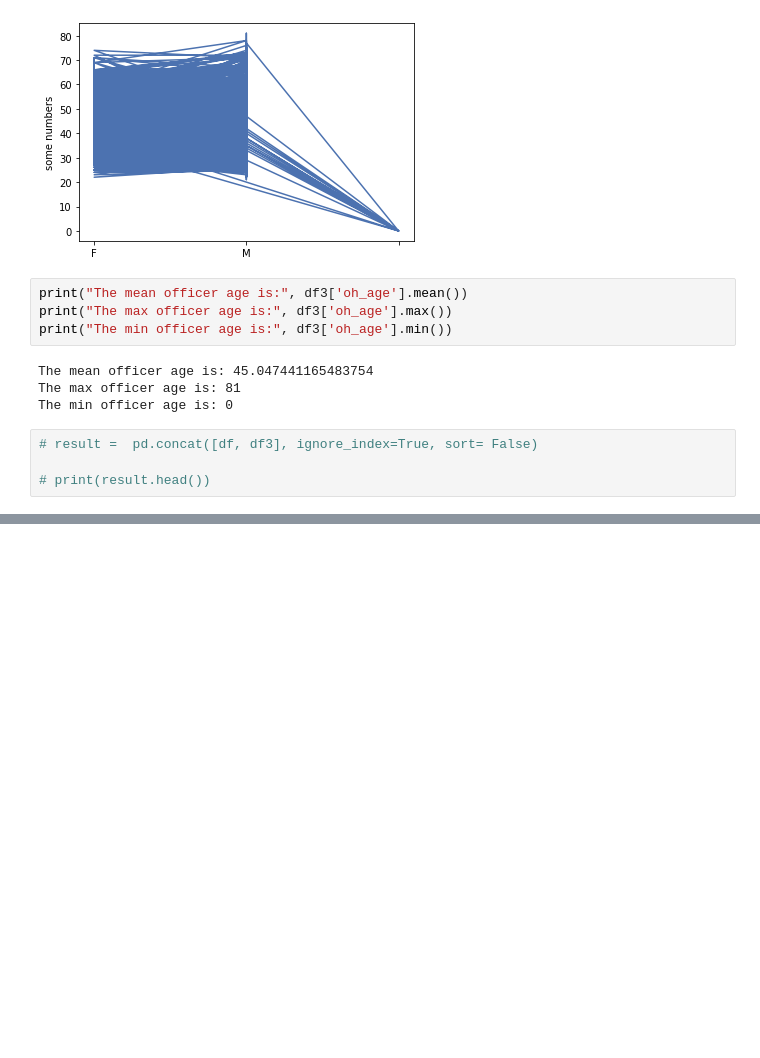
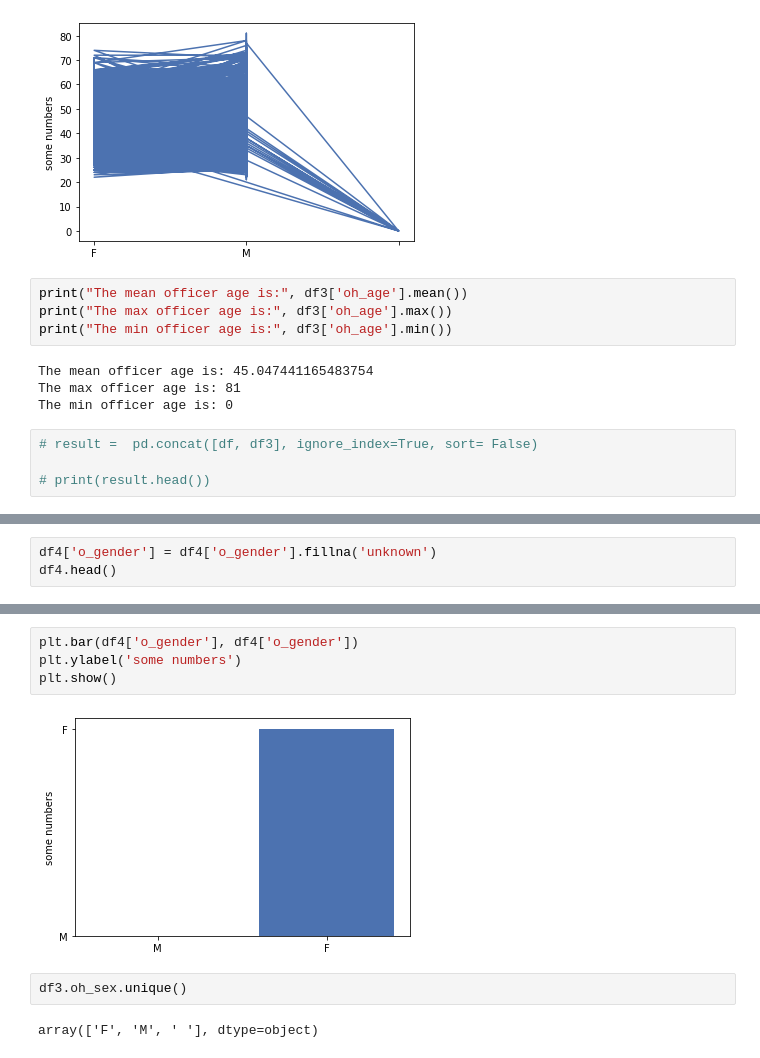
Before and after one commit to dmorton714/lmpd, a Jupyter notebook: lmpd.ipynb, the cells around one changed output, grey strips where cells are left out. Drawn from its saved outputs; the diff is of its cells as text; blank space fills up the shorter version.

Commit message:
working on graphs

```diff
--- a/lmpd.ipynb
+++ b/lmpd.ipynb
@@ -99,3 +99,6 @@ df4.head()
 | 2 | COMPLAINT/CRIMINAL VIOLATION | CITATION ISSUED | M | WHITE | 21 - 30 | F | BLACK | 31 - 40 | M | A | ... |
 | 3 | TRAFFIC VIOLATION | CITATION ISSUED | M | WHITE | 31 - 40 | M | HISPANIC | 20 - 25 | M | W | ... |
 | 4 | COMPLAINT/CRIMINAL VIOLATION | CITATION ISSUED | M | WHITE | 31 - 40 | M | HISPANIC | 20 - 25 | M | W | ... |
+# %%
+df4['o_gender'] = df4['o_gender'].fillna('unknown')
+df4.head()
@@ -101,0 +112,10 @@ df4.head()
+# %%
+plt.bar(df4['o_gender'], df4['o_gender'])
+plt.ylabel('some numbers')
+plt.show()
+# %% [output]
+[figure, added]
+# %%
+df3.oh_sex.unique()
+# %% [output]
+array(['F', 'M', ' '], dtype=object)
```
Also changed, not shown: parts of 3 cells of this notebook.
